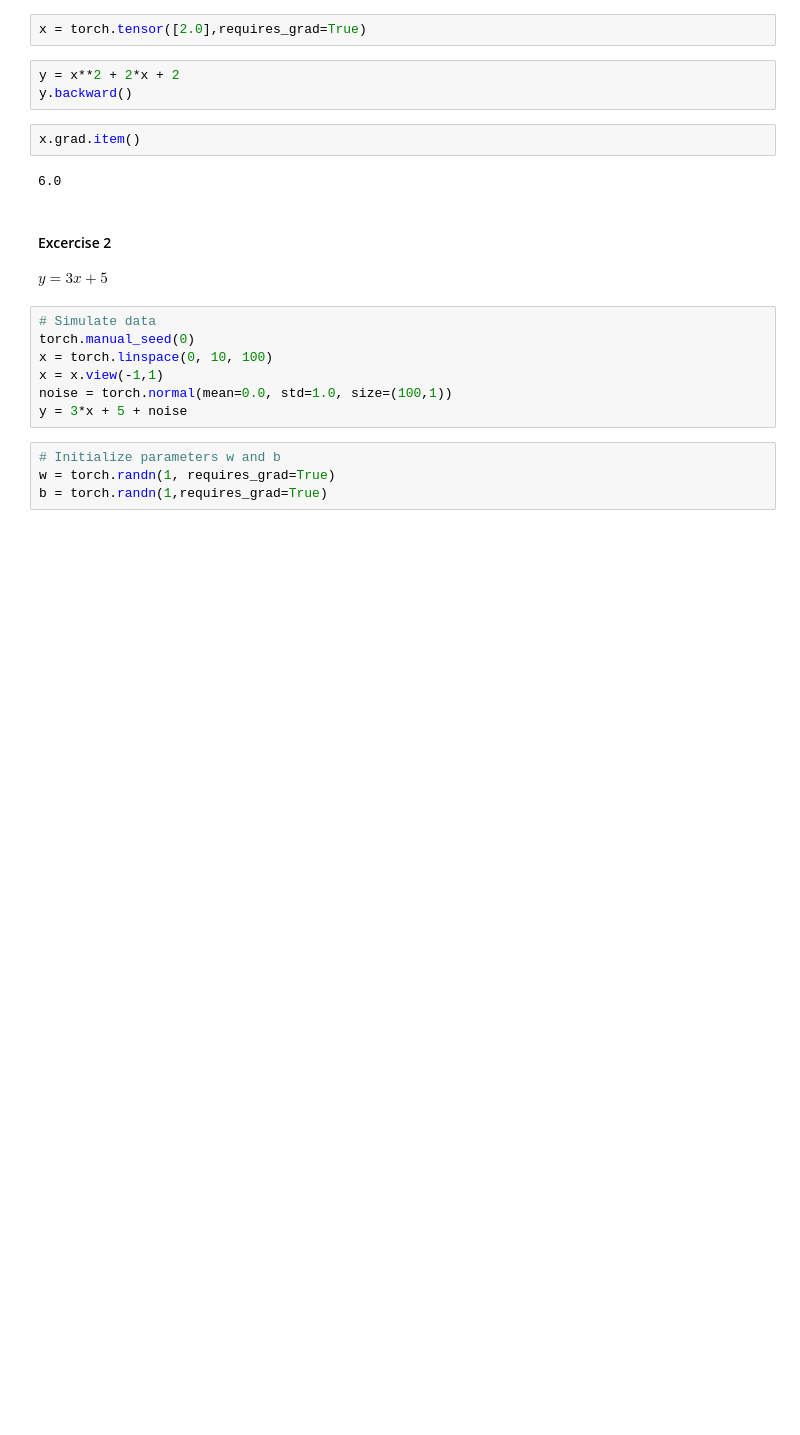
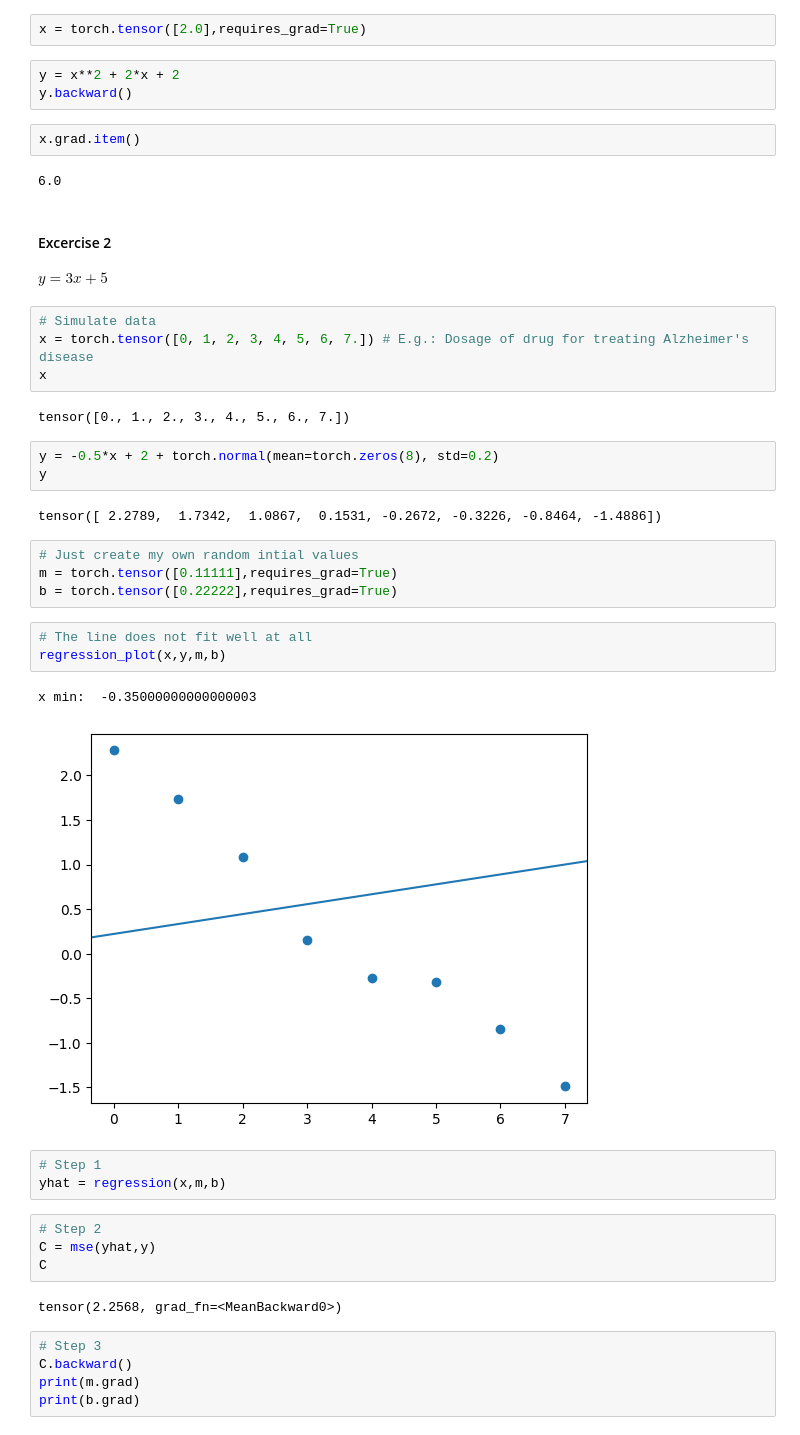
Before and after one commit to nttugit/mathematical-foundations-for-ml-course, a Jupyter notebook: section_8/automatic_differentiation.ipynb, the cells around one changed output. Saved outputs shown, nothing was run; the diff lists cells and outputs as text; blank space fills up the shorter version.

```diff
--- a/section_8/automatic_differentiation.ipynb
+++ b/section_8/automatic_differentiation.ipynb
@@ -232,12 +232,36 @@ x.grad.item()
 $ y = 3x + 5 $
 # %%
 # Simulate data
-torch.manual_seed(0)
-x = torch.linspace(0, 10, 100)
-x = x.view(-1,1)
-noise = torch.normal(mean=0.0, std=1.0, size=(100,1))
-y = 3*x + 5 + noise
+x = torch.tensor([0, 1, 2, 3, 4, 5, 6, 7.]) # E.g.: Dosage of drug for treating Alzheimer's disease
+x
+# %% [output]
+tensor([0., 1., 2., 3., 4., 5., 6., 7.])
-# %%
-# Initialize parameters w and b
-w = torch.randn(1, requires_grad=True)
-b = torch.randn(1,requires_grad=True)
+# %%
+y = -0.5*x + 2 + torch.normal(mean=torch.zeros(8), std=0.2)
+y
+# %% [output]
+tensor([ 2.2789,  1.7342,  1.0867,  0.1531, -0.2672, -0.3226, -0.8464, -1.4886])
+# %%
+# Just create my own random intial values
+m = torch.tensor([0.11111],requires_grad=True)
+b = torch.tensor([0.22222],requires_grad=True)
+# %%
+# The line does not fit well at all
+regression_plot(x,y,m,b)
+# %% [output]
+x min:  -0.35000000000000003
+[figure, added]
+# %%
+# Step 1
+yhat = regression(x,m,b)
+# %%
+# Step 2
+C = mse(yhat,y)
+C
+# %% [output]
+tensor(2.2568, grad_fn=<MeanBackward0>)
+# %%
+# Step 3
+C.backward()
+print(m.grad)
+print(b.grad)
```
Also changed, not shown: parts of 3 cells of this notebook, 4 other files.
